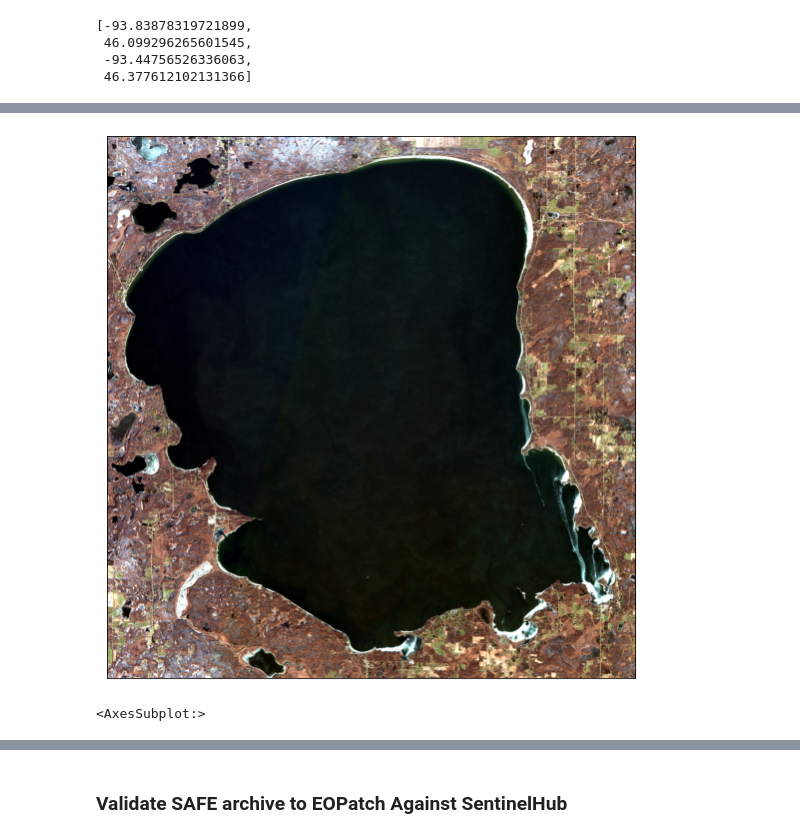
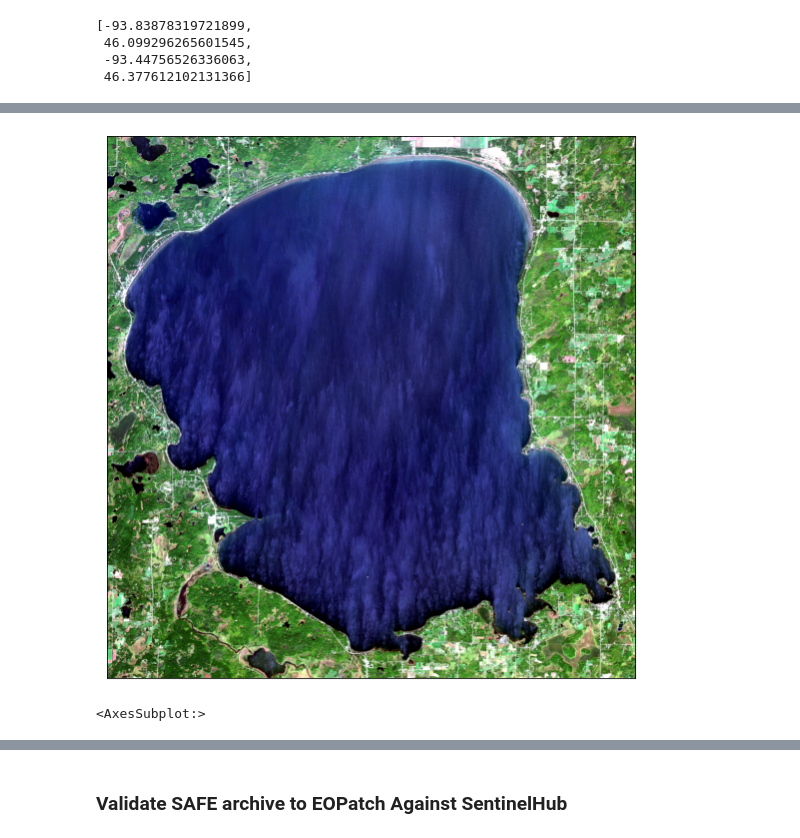
Before and after one commit to WalternativE/evaluation-preprocessing-methods-sentinel2-ml-based-bathymetry-estimation, a Jupyter notebook: notebooks/01__sentinel_eo_patch_io.ipynb, the cells around one changed output, grey strips where cells are left out. Saved outputs shown, nothing was run; the diff lists cells and outputs as text; code cells hidden in the pictures.

Commit message:
Implements helper EOTasks
- Read generic Sentinel 2 L1C SAFE archive
- Reproject generic raster feature
- Create data mask for bathymetry data
- Builds WIP pipeline for Lake Millie lacs

```diff
--- a/notebooks/01__sentinel_eo_patch_io.ipynb
+++ b/notebooks/01__sentinel_eo_patch_io.ipynb
@@ -60,13 +62,19 @@ sentinel_2_1lc_bands = {
 }
 
 
-def construct_eopatch_from_sentinel_archive(sentinel_archive, bbox: BBox = None, target_resolution=10, resampling_method=Resampling.bilinear):
-    eopatch = EOPatch()
-
+def extract_meta_from_path(sentinel_archive):
     meta_parts = os.path.basename(sentinel_archive).split('.')[0].split('_')
     mission = meta_parts[0]
     level = meta_parts[1][-3:]
     acq_time = datetime.datetime.strptime(meta_parts[2], '%Y%m%dT%H%M%S')
+
+    return mission, level, acq_time
+
+
+def construct_eopatch_from_sentinel_archive(sentinel_archive, bbox: BBox = None, target_resolution=10, resampling_method=Resampling.bilinear):
+    eopatch = EOPatch()
+
+    mission, level, acq_time = extract_meta_from_path(sentinel_archive)
 
     bands_pattern = f'{sentinel_archive}/**/*.jp2'
     band_paths = glob.glob(bands_pattern, recursive=True)
@@ -129,9 +137,18 @@ def construct_eopatch_from_sentinel_archive(sentinel_archive, bbox: BBox = None,
     eopatch.meta_info['mission'] = mission
 
     return eopatch
+# %%
+def get_products_by_level(sentinel_archives, level):
+    products = [(extract_meta_from_path(archive)[2], archive) for archive in sentinel_archives if extract_meta_from_path(archive)[1] == level]
+    products.sort(key=lambda x: x[0])
+
+    return products
+
+
+l1c_products = get_products_by_level(sentinel_archives, 'L1C')
 # %%
-aoi_bbox = BBox(bbox, crs=band_aoi_high_res.rio.crs.to_epsg())
-safe_archive_path = sentinel_archives[0]
+aoi_bbox = BBox(bbox, crs=mille_lacs.rio.crs.to_epsg())
+safe_archive_path = l1c_products[0][1]
 safe_eopatch = construct_eopatch_from_sentinel_archive(safe_archive_path, bbox=aoi_bbox)
 # %%
 safe_eopatch
@@ -157,15 +174 @@ EOPatch(
 )
-# %%
-temporal_dim = 1 # only one timestamp
-height, width = band_data.shape
-eopatch_shape = temporal_dim, height, width
-
-pixel_res, _ = band_aoi_high_res.rio.resolution()
-
-band_eopatch = EOPatch()
-band_eopatch.bbox = BBox(bbox, crs=band_aoi_high_res.rio.crs.to_epsg())
-band_eopatch.timestamp = [acq_time]
-band_eopatch.meta_info['size_x'] = pixel_res
-band_eopatch.meta_info['size_y'] = pixel_res
-band_eopatch[FeatureType.DATA, bandname] = np.asarray(list(band_data)).reshape(*eopatch_shape, 1)
-band_eopatch
@@ -193,20 +175,20 @@ EOPatch(
 # %%
 import earthpy.plot as ep
 
 
 def plot_eopatch(eopatch, rgb_bands, feature, time_index=0, stretch=True, ax=None):
     bands_at_timestamp = eopatch[feature][time_index,:,:,:]
     _, _, bands = bands_at_timestamp.shape
     single_bands = [bands_at_timestamp[:,:,x] for x in range(bands)]
 
     return ep.plot_rgb(np.stack(single_bands), rgb=rgb_bands, stretch=stretch, ax=ax)
 
 
 true_color = [3,2,1]
 false_color = [7, 3, 2]
-plot_eopatch(safe_eopatch, rgb_bands=true_color, feature=(FeatureType.DATA, "L1C_data"))
+plot_eopatch(safe_eopatch, rgb_bands=true_color, feature=(FeatureType.DATA, "L1C_data"), stretch=True)
 # %% [output]
-[figure, old version]
+[figure, new version]
 <AxesSubplot:>
 # %%
 def plot_single_band(eopatch: EOPatch, feature, band_index=0, time_index=0, stretch=True, figsize=(10,10), cmap='gray'):
```
Also changed, not shown: parts of 9 cells of this notebook, 1 other file.
